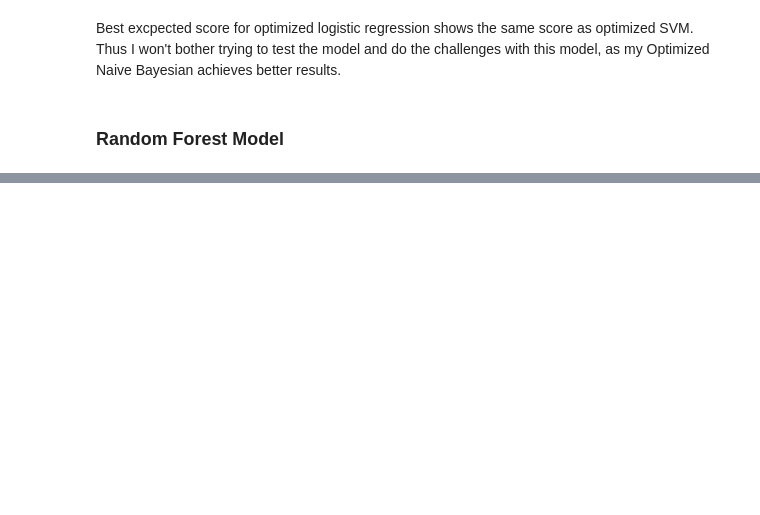
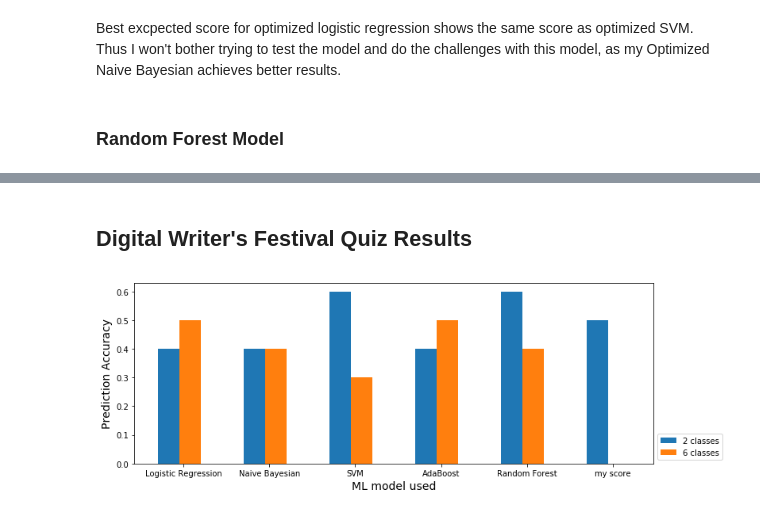
Before and after one commit to cedricviaccoz/botvsbotornot, a Jupyter notebook: ML on botpoemDotCom.ipynb, the cells around one changed output, grey strips where cells are left out. Cells and saved outputs as stored; diff of their text form; code cells hidden in the pictures; blank space fills up the shorter version.

```diff
--- a/ML on botpoemDotCom.ipynb
+++ b/ML on botpoemDotCom.ipynb
@@ -552,0 +766,30 @@ With optimized Random Forest algorithm on 2-class, on 100 hardest poems, Bot's S
+# %% [markdown]
+## Digital Writer's Festival Quiz Results
+# %%
+import numpy as np
+ind = np.arange(len(allRes)+ 1)
+fig, ax = plt.subplots()
+width = 0.25
+
+res2 = [g for g in allRes['DWFQ_res_2']]
+res2.append(0.5)
+rects_c2 = ax.bar(ind, res2, width)
+res6 = [g for g in allRes['DWFQ_res_6']]
+res6.append(0)
+rects_c6 = ax.bar(ind+width, res6, width)
+
+ax.legend((rects_c2[0], rects_c6[0]), ('2 classes', '6 classes'), bbox_to_anchor=(1.0, 0), loc='lower left')
+ax.set_xticks(ind + (width+0.1) / 2)
+
+xt = [g for g in allRes['model_name']]
+xt.append('my score')
+ax.set_xticklabels(xt)
+
+ax.set_title('', size=16)
+ax.set_ylabel('Prediction Accuracy', size=14)
+ax.set_xlabel('ML model used', size=14)
+fig.set_size_inches((10,4))
+plt.tight_layout()
+plt.show()
+# %% [output]
+[figure, added]
```
Also changed, not shown: parts of 26 cells of this notebook.
